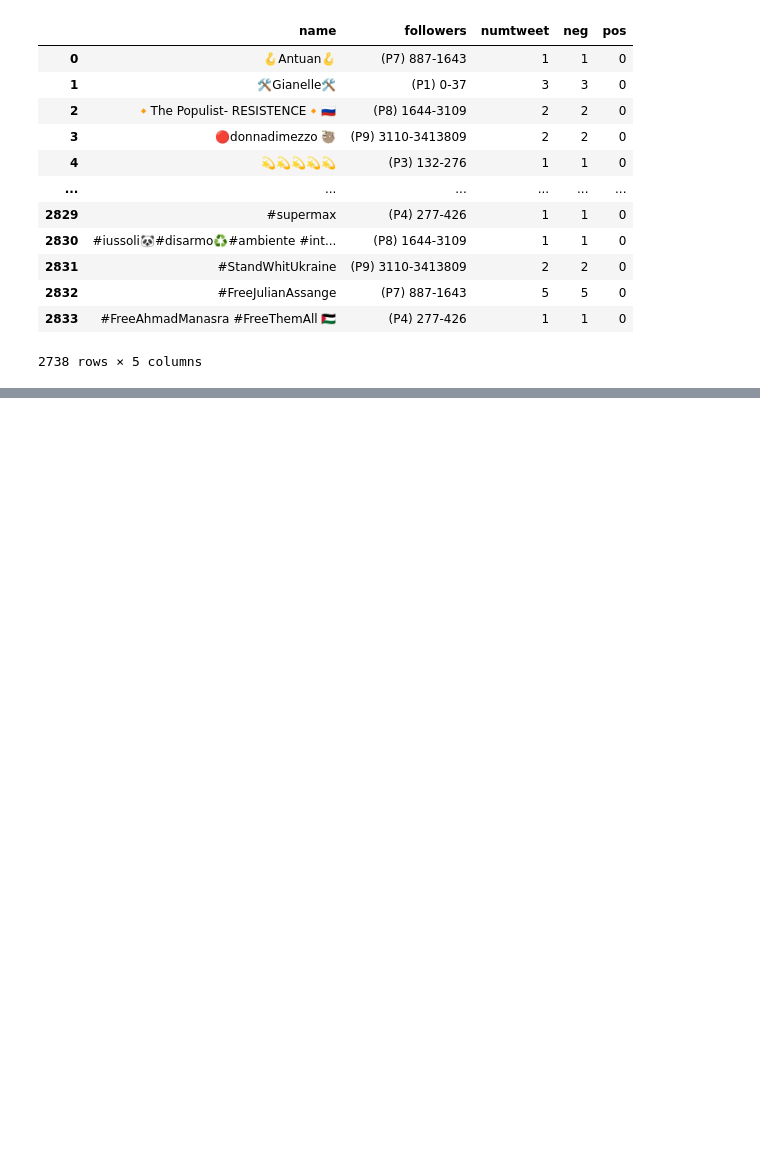
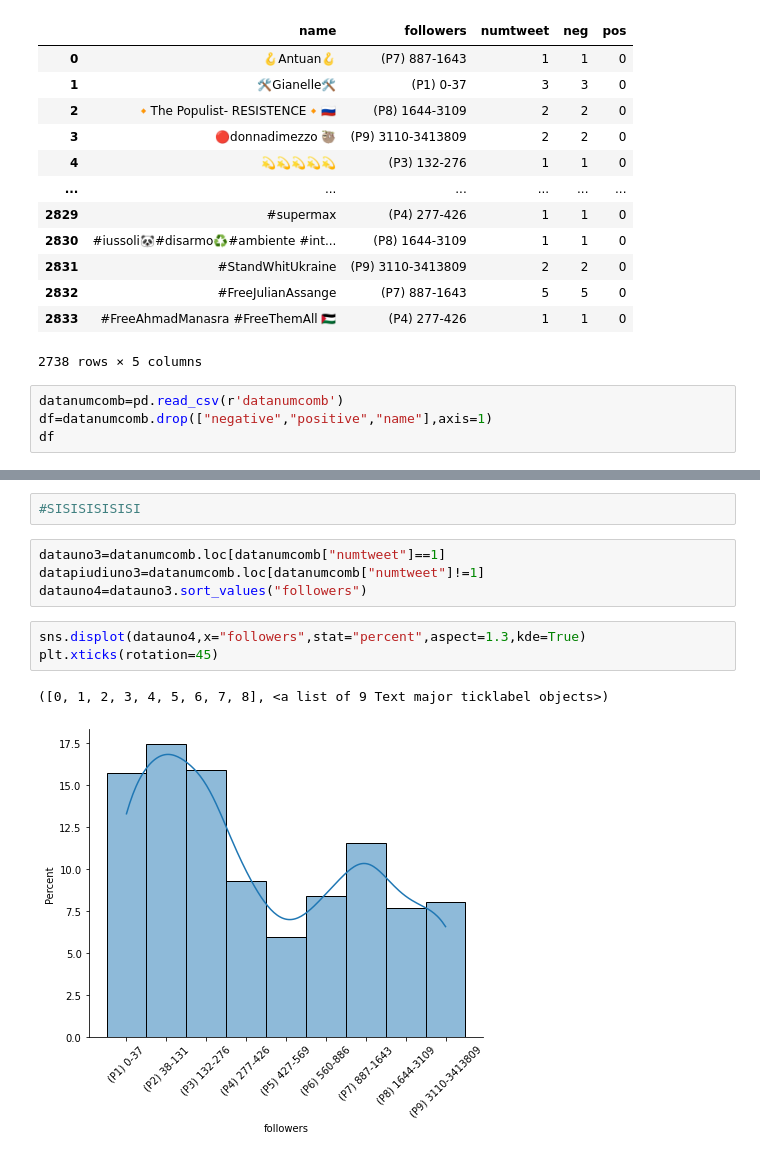
Before and after one commit to paolofesta/prove, a Jupyter notebook: TESI.ipynb, the cells around one changed output, grey strips where cells are left out. Cells and saved outputs as stored; diff of their text form; blank space fills up the shorter version.

```diff
--- a/TESI.ipynb
+++ b/TESI.ipynb
@@ -1435,3 +1435,7 @@ dd
 | 2832 | #FreeJulianAssange | (P7) 887-1643 | 5 | 5 | 0 |
 | 2833 | #FreeAhmadManasra #FreeThemAll 🇵🇸 | (P4) 277-426 | 1 | 1 | 0 |
 2738 rows × 5 columns
+# %%
+datanumcomb=pd.read_csv(r'datanumcomb')
+df=datanumcomb.drop(["negative","positive","name"],axis=1)
+df
@@ -1437,0 +1471,12 @@ dd
+# %%
+#SISISISISISI
+# %%
+datauno3=datanumcomb.loc[datanumcomb["numtweet"]==1]
+datapiudiuno3=datanumcomb.loc[datanumcomb["numtweet"]!=1]
+datauno4=datauno3.sort_values("followers")
+# %%
+sns.displot(datauno4,x="followers",stat="percent",aspect=1.3,kde=True)
+plt.xticks(rotation=45)
+# %% [output]
+([0, 1, 2, 3, 4, 5, 6, 7, 8], <a list of 9 Text major ticklabel objects>)
+[figure, added]
```
Also changed, not shown: parts of 3 cells of this notebook.
